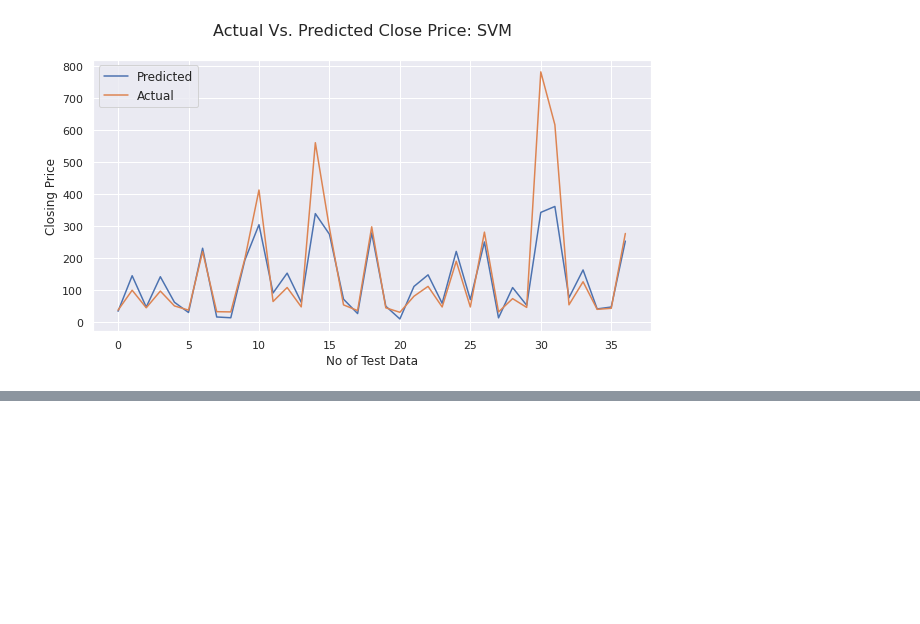
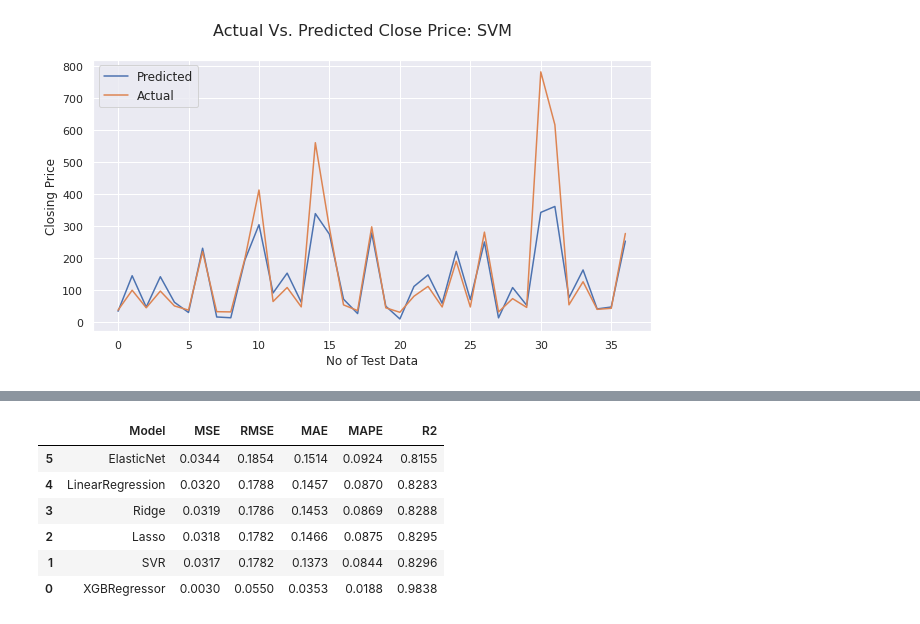
Before and after one commit to nagpureyogesh/capstone-2, a Jupyter notebook: Capstone_YesBank_Prediction.ipynb, the cells around one changed output, grey strips where cells are left out. Cells and saved outputs as stored; diff of their text form; code cells hidden in the pictures; blank space fills up the shorter version.

```diff
--- a/Capstone_YesBank_Prediction.ipynb
+++ b/Capstone_YesBank_Prediction.ipynb
@@ -866,0 +970,16 @@ plt.show()
+# %%
+model = [lin_reg_model, lasso_reg_model, ridge_model, elasticNet_reg_model,svm_model,xgb_regg_model]
+# %%
+# now pass through function
+#Evaluation Matrics Comparison
+matrics_compare_df = compare_model(X_train, X_test, y_train, y_test, model)
+matrics_compare_df.sort_values(by=['R2'],ascending=True,inplace=True)
+matrics_compare_df
+# %% [output]
+|  | Model | MSE | RMSE | MAE | MAPE | R2 |
+| 5 | ElasticNet | 0.0344 | 0.1854 | 0.1514 | 0.0924 | 0.8155 |
+| 4 | LinearRegression | 0.0320 | 0.1788 | 0.1457 | 0.0870 | 0.8283 |
+| 3 | Ridge | 0.0319 | 0.1786 | 0.1453 | 0.0869 | 0.8288 |
+| 2 | Lasso | 0.0318 | 0.1782 | 0.1466 | 0.0875 | 0.8295 |
+| 1 | SVR | 0.0317 | 0.1782 | 0.1373 | 0.0844 | 0.8296 |
+| 0 | XGBRegressor | 0.0030 | 0.0550 | 0.0353 | 0.0188 | 0.9838 |
```
Also changed, not shown: parts of 8 cells of this notebook.
